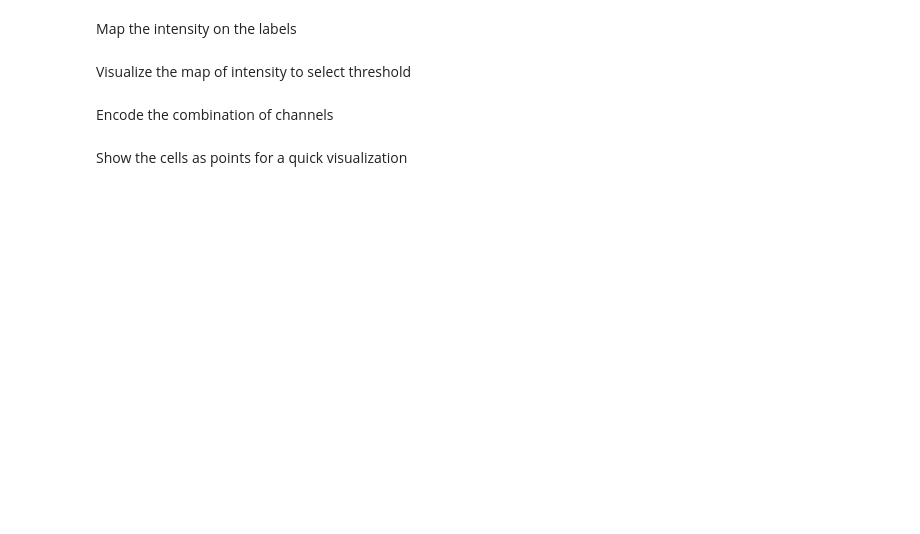
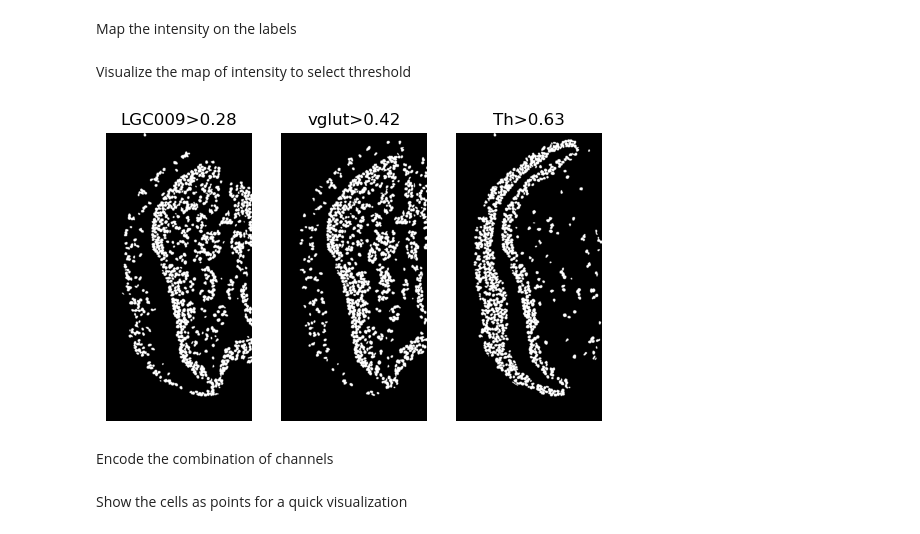
Before and after one commit to jboulanger/fish-octopus, a Jupyter notebook: 4_Visualization.ipynb, the cells around one changed output. Saved outputs shown, nothing was run; the diff lists cells and outputs as text; code cells hidden in the pictures; blank space fills up the shorter version.

```diff
--- a/4_Visualization.ipynb
+++ b/4_Visualization.ipynb
@@ -322,15 +365,17 @@ Visualize the map of intensity to select threshold
 # %%
 # default thresholds
 thresholds = {c: df[c].median() + 0.5 * madstd(df[c]) for c in channels}
 # custom threshold
-thresholds = {"tbh": 0.5, "LGC007": 0.1, "vacht": 0.1}
+#thresholds = {"LGC041": 2, "LGC046": 5, "Th": 0.9}
 fig, ax = plt.subplots(1, len(channels))
 for k, ch in enumerate(channels):
     ax[k].imshow(
         cell_intensity[k, cell_intensity.shape[1] // 2] > thresholds[ch], cmap="gray"
     )
     ax[k].set_axis_off()
     ax[k].set_title(f"{ch}>{thresholds[ch]:.2f}")
+# %% [output]
+[figure, added]
 # %% [markdown]
 Encode the combination of channels
 # %%
```
Also changed, not shown: parts of 19 cells of this notebook.
